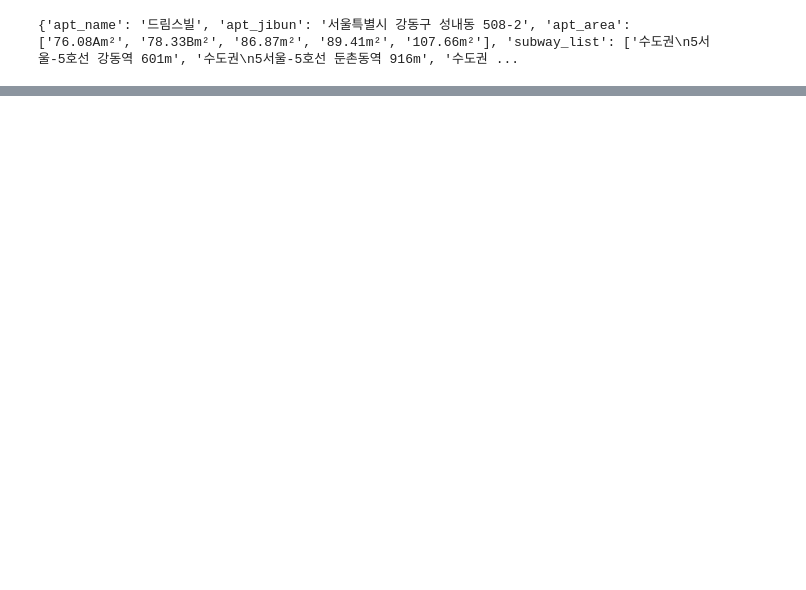
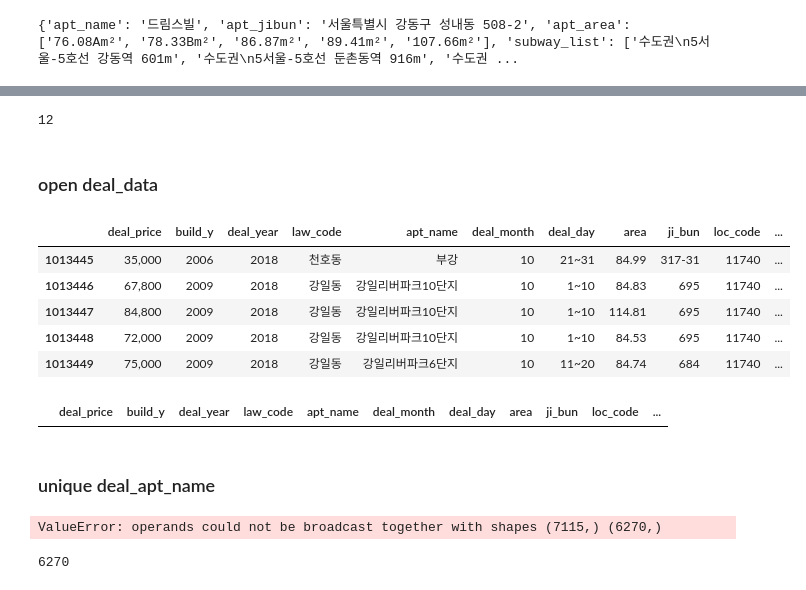
Before and after one commit to tax-k/KB_price_crawling, a Jupyter notebook: KB live on Pandas Whole.ipynb, the cells around one changed output, grey strips where cells are left out. Cells and saved outputs as stored; diff of their text form; code cells hidden in the pictures; blank space fills up the shorter version.

```diff
--- a/KB live on Pandas Whole.ipynb
+++ b/KB live on Pandas Whole.ipynb
@@ -108,0 +133,6 @@ for gu in range(1, 26):
+# %%
+len(info_data.loc[:][info_data['apt_jibun'].str.contains("강동구 강일동")])
+# %% [output]
+12
+# %% [markdown]
+### open deal_data
@@ -108,0 +142,23 @@ for gu in range(1, 26):
+# %%
+deal_data.tail()
+# %% [output]
+|  | deal_price | build_y | deal_year | law_code | apt_name | deal_month | deal_day | area | ji_bun | loc_code | ... |
+| 1013445 | 35,000 | 2006 | 2018 | 천호동 | 부강 | 10 | 21~31 | 84.99 | 317-31 | 11740 | ... |
+| 1013446 | 67,800 | 2009 | 2018 | 강일동 | 강일리버파크10단지 | 10 | 1~10 | 84.83 | 695 | 11740 | ... |
+| 1013447 | 84,800 | 2009 | 2018 | 강일동 | 강일리버파크10단지 | 10 | 1~10 | 114.81 | 695 | 11740 | ... |
+| 1013448 | 72,000 | 2009 | 2018 | 강일동 | 강일리버파크10단지 | 10 | 1~10 | 84.53 | 695 | 11740 | ... |
+| 1013449 | 75,000 | 2009 | 2018 | 강일동 | 강일리버파크6단지 | 10 | 11~20 | 84.74 | 684 | 11740 | ... |
+# %%
+deal_data.loc[:][contains_word(, deal_data['apt_name'])]
+# %% [output]
+|  | deal_price | build_y | deal_year | law_code | apt_name | deal_month | deal_day | area | ji_bun | loc_code | ... |
+# %% [markdown]
+### unique deal_apt_name
+# %%
+len(deal_data["apt_name"].unique()) # UNIQUE GET
+# %% [output]
+ValueError: operands could not be broadcast together with shapes (7115,) (6270,)
+# %%
+len(deal_data["ji_bun"].unique()) # UNIQUE GET
+# %% [output]
+6270
```
Also changed, not shown: parts of 18 cells of this notebook.
